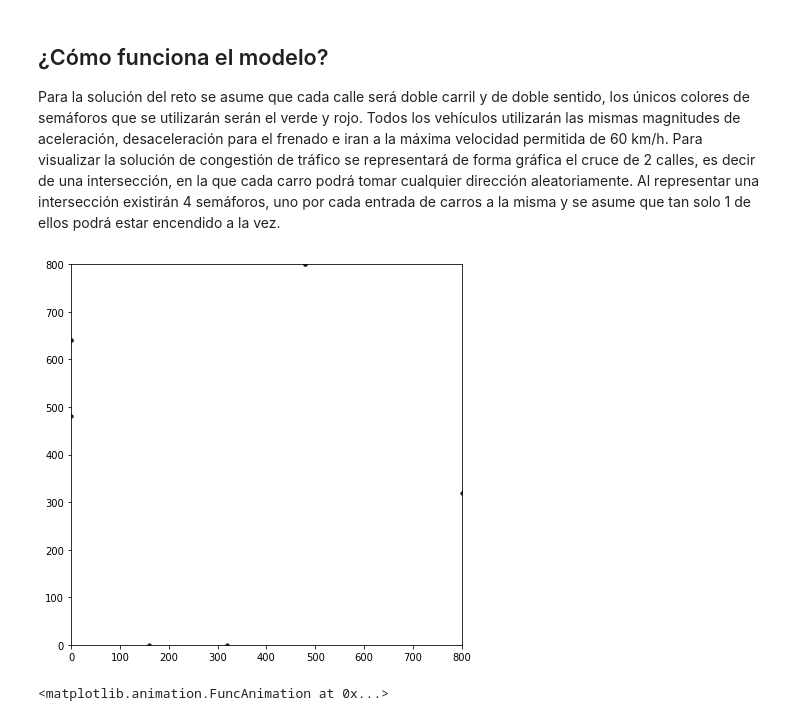
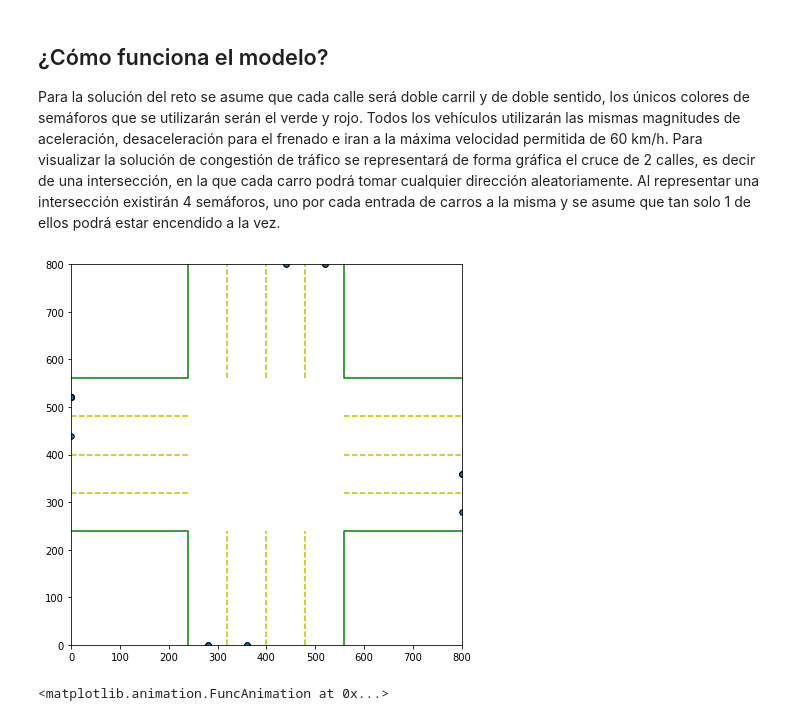
Before and after one commit to RafaelHinojosa/SistemasMultiagentes, a Jupyter notebook: UrbanMovement.ipynb, the cells around one changed output. Drawn from its saved outputs; the diff is of its cells as text; code cells hidden in the pictures.

```diff
--- a/UrbanMovement.ipynb
+++ b/UrbanMovement.ipynb
@@ -85,11 +85,11 @@ class UrbanMovementModel(Model):
         self.num_agents = N
         self.schedule = RandomActivation(self)
 
-        init_pos = [[(width / 5) * 3, height], [(width / 5) * 4, height],
-                    [width, (height / 5) ], [width, (height / 5) * 2],
-                    [(width / 5), 0], [(width / 5) * 2, 0],
-                    [0, (height / 5) * 3], [0, (height / 5) * 4]]
-        goals = [[(width / 5) * 3, 0], [(width / 5) * 4, 0],
+        init_pos = [[(width / 20) * 11, height], [(width / 20) * 13, height],
+                    [width, (height / 20) * 7 ], [width, (height / 20) * 9],
+                    [(width / 20) * 7, 0], [(width / 20) * 9, 0],
+                    [0, (height / 20) * 11], [0, (height / 20) * 13]]
+        goals = [[(width / 20) * 11, 0], [(width / 5) * 4, 0],
                  [0, (height / 5)], [0, (height / 5) * 2],
                  [(width / 5), height], [(width / 5) * 2, height],
                  [width, (height / 5) * 3], [width, (height / 5) * 4]]
@@ -108,7 +108,7 @@ class UrbanMovementModel(Model):
 # %%
 WIDTH = 800
 HEIGHT = 800
-N = 8
+N = 20
 MAX_ITERATIONS = 100
 
 model = UrbanMovementModel(N, WIDTH, HEIGHT)
@@ -119,19 +119,48 @@ all_positions = model.datacollector.get_model_vars_dataframe()
 # %%
 fig, ax = plt.subplots(figsize=(7,7))
 
 # El segundo 0 es el diccionario que estoy manejando; después se utiliza el slice para tomar las x de los vectores de 2.
 scatter = ax.scatter(all_positions.iloc[0][0][:,0], all_positions.iloc[0][0][:,1],
-                  s=10, cmap="jet", edgecolor = "k")
+                  s=30, cmap="jet", edgecolor = "k")
+
+x1 = [0, (WIDTH / 20) * 6, (WIDTH / 20) * 6]
+y1 = [(WIDTH / 20) * 6, (WIDTH / 20) * 6, 0]
+plt.plot(x1, y1, color='green')
+
+y2 = [(WIDTH / 20) * 14, (WIDTH / 20) * 14, WIDTH]
+plt.plot(x1, y2, color='green')
+
+x2 = [WIDTH, (WIDTH / 20) * 14, (WIDTH / 20) * 14]
+plt.plot(x2, y2, color='green')
+plt.plot(x2, y1, color='green')
+
+aux = 6
+for i in range(1, 4):
+    # Graficar carriles horizontales
+    xlane = [0, (WIDTH / 20) * 6]
+    ylane = [(WIDTH / 20) * (aux + (i * 2)), (WIDTH / 20) * (aux + (i * 2)) ]
+    plt.plot(xlane, ylane, color='y', linestyle='--')
+    xlane = [(WIDTH / 20) * 14, WIDTH]
+    ylane = [(WIDTH / 20) * (aux + (i * 2)), (WIDTH / 20) * (aux + (i * 2)) ]
+    plt.plot(xlane, ylane, color='y', linestyle='--')
+
+    # Graficar carriles verticales
+    xlane = [(WIDTH / 20) * (aux + (i * 2)), (WIDTH / 20) * (aux + (i * 2)) ]
+    ylane = [0, (WIDTH / 20) * 6]
+    plt.plot(xlane, ylane, color='y', linestyle='--')
+    xlane = [(WIDTH / 20) * (aux + (i * 2)), (WIDTH / 20) * (aux + (i * 2)) ]
+    ylane = [(WIDTH / 20) * 14, WIDTH]
+    plt.plot(xlane, ylane, color='y', linestyle='--')
 
 ax.axis([0, WIDTH, 0, HEIGHT])
 def update(frame_number):
     # Arreglo de pares x, y.
     scatter.set_offsets(all_positions.iloc[frame_number][0])
     return scatter
 
 anim = animation.FuncAnimation(fig, update, frames = MAX_ITERATIONS)
 # %% [output]
-[figure, old version]
+[figure, new version]
 # %%
 anim
 # %% [output]
```
